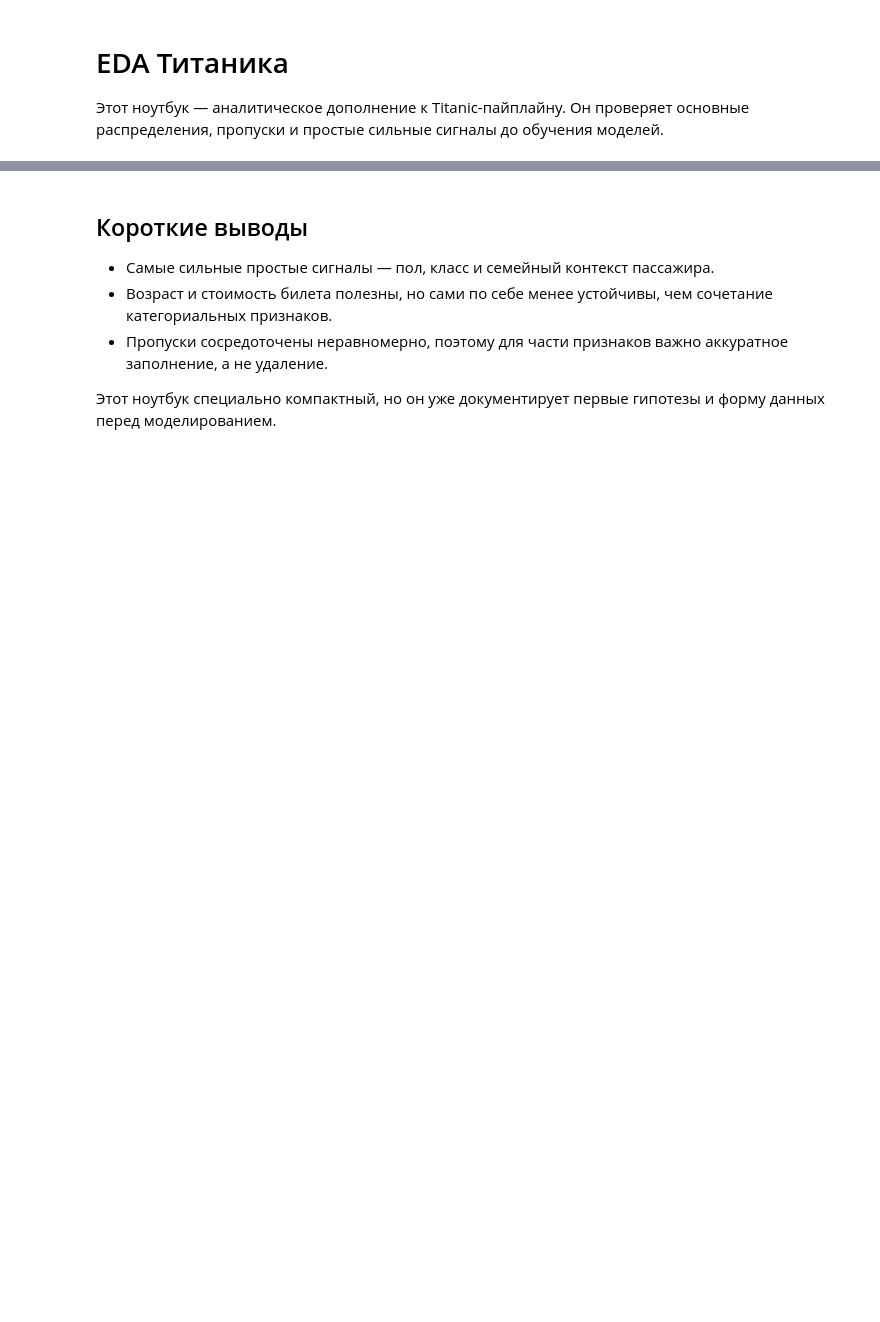
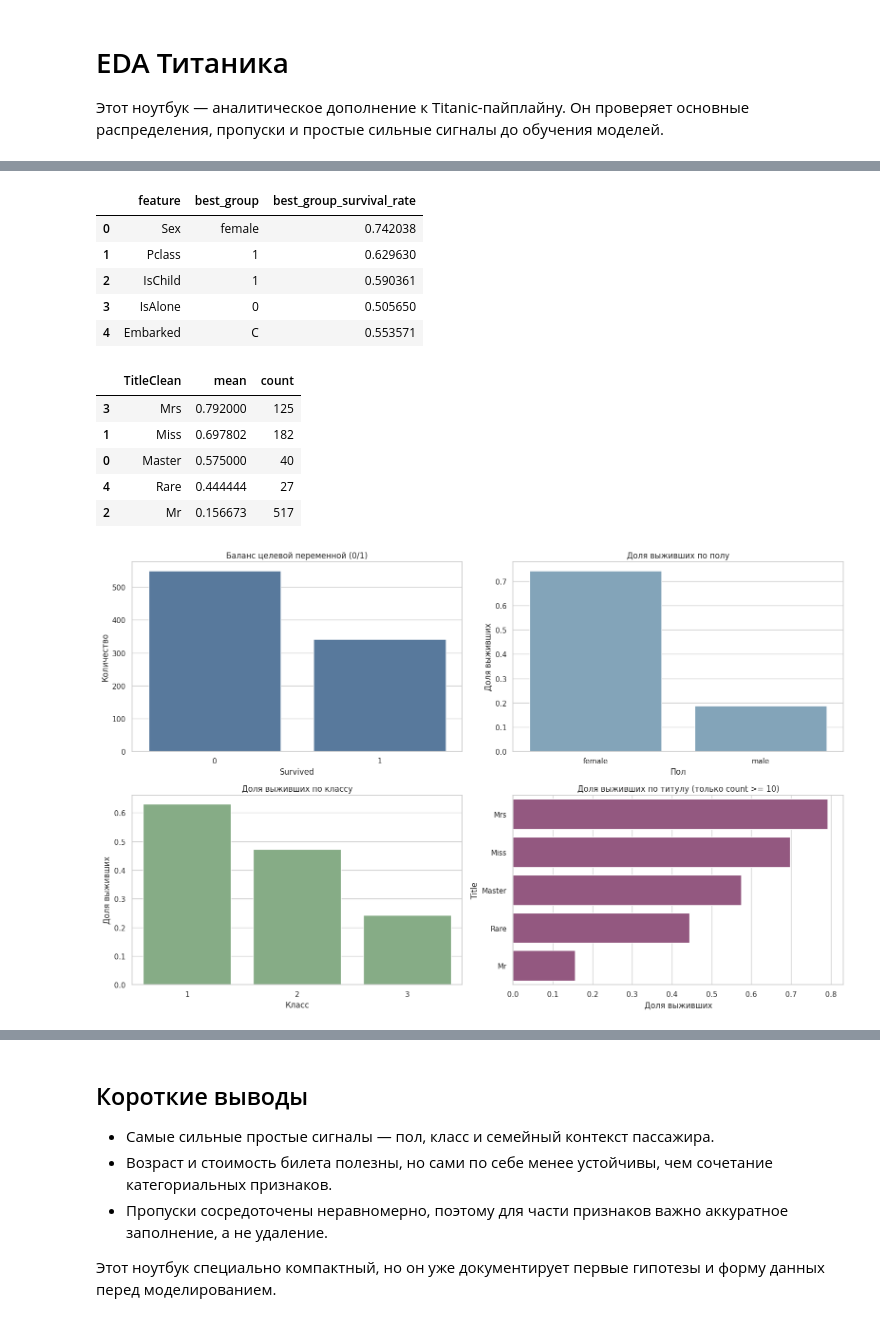
Before and after one commit to PavlikElektrik/titanic_project, a Jupyter notebook: notebooks/eda.ipynb, the cells around one changed output, grey strips where cells are left out. Cells and saved outputs as stored; diff of their text form; code cells hidden in the pictures; blank space fills up the shorter version.

```diff
--- a/notebooks/eda.ipynb
+++ b/notebooks/eda.ipynb
@@ -21,19 +59,66 @@ print(f"Форма test: {test.shape}")
 # %%
-fig, axes = plt.subplots(1, 3, figsize=(18, 5))
+# 1) Базовый баланс таргета и самые важные категориальные сигналы
+fig, axes = plt.subplots(2, 2, figsize=(16, 10))
 
-sns.barplot(data=train, x="Sex", y="Survived", ax=axes[0], palette="Blues")
-axes[0].set_title("Выживаемость по полу")
-axes[0].set_xlabel("Пол")
-axes[0].set_ylabel("Средняя выживаемость")
+surv_counts = train["Survived"].value_counts().sort_index()
+sns.barplot(x=surv_counts.index, y=surv_counts.values, ax=axes[0, 0], color="#4c78a8")
+axes[0, 0].set_title("Баланс целевой переменной (0/1)")
+axes[0, 0].set_xlabel("Survived")
+axes[0, 0].set_ylabel("Количество")
 
-sns.barplot(data=train, x="Pclass", y="Survived", ax=axes[1], palette="Greens")
-axes[1].set_title("Выживаемость по классу")
-axes[1].set_xlabel("Класс")
-axes[1].set_ylabel("Средняя выживаемость")
+sex_rate = train.groupby("Sex", as_index=False)["Survived"].mean().sort_values("Survived", ascending=False)
+sns.barplot(data=sex_rate, x="Sex", y="Survived", ax=axes[0, 1], color="#7aa6c2")
+axes[0, 1].set_title("Доля выживших по полу")
+axes[0, 1].set_xlabel("Пол")
+axes[0, 1].set_ylabel("Доля выживших")
 
-sns.histplot(data=train, x="Age", hue="Survived", kde=True, bins=30, ax=axes[2])
-axes[2].set_title("Распределение возраста")
-axes[2].set_xlabel("Возраст")
+class_rate = train.groupby("Pclass", as_index=False)["Survived"].mean().sort_values("Pclass")
+sns.barplot(data=class_rate, x="Pclass", y="Survived", ax=axes[1, 0], color="#7fb37f")
+axes[1, 0].set_title("Доля выживших по классу")
+axes[1, 0].set_xlabel("Класс")
+axes[1, 0].set_ylabel("Доля выживших")
+
+title_stats = train.groupby("TitleClean")["Survived"].agg(["mean", "count"]).reset_index()
+title_rate = title_stats.query("count >= 10").sort_values("mean", ascending=False).head(10)
+sns.barplot(data=title_rate, y="TitleClean", x="mean", ax=axes[1, 1], color="#9d4e84")
+axes[1, 1].set_title("Доля выживших по титулу (только count >= 10)")
+axes[1, 1].set_xlabel("Доля выживших")
+axes[1, 1].set_ylabel("Title")
 
 plt.tight_layout()
+
+# Короткая таблица для быстрых выводов
+key_table = pd.DataFrame({
+    "feature": ["Sex", "Pclass", "IsChild", "IsAlone", "Embarked"],
+    "best_group": [
+        train.groupby("Sex")["Survived"].mean().idxmax(),
+        train.groupby("Pclass")["Survived"].mean().idxmax(),
+        int(train.groupby("IsChild")["Survived"].mean().idxmax()),
+        int(train.groupby("IsAlone")["Survived"].mean().idxmax()),
+        train.groupby("Embarked")["Survived"].mean().idxmax(),
+    ],
+    "best_group_survival_rate": [
+        train.groupby("Sex")["Survived"].mean().max(),
+        train.groupby("Pclass")["Survived"].mean().max(),
+        train.groupby("IsChild")["Survived"].mean().max(),
+        train.groupby("IsAlone")["Survived"].mean().max(),
+        train.groupby("Embarked")["Survived"].mean().max(),
+    ],
+})
+display(key_table)
+display(title_stats.sort_values(["mean", "count"], ascending=[False, False]).head(10))
+# %% [output]
+|  | feature | best_group | best_group_survival_rate |
+| 0 | Sex | female | 0.742038 |
+| 1 | Pclass | 1 | 0.629630 |
+| 2 | IsChild | 1 | 0.590361 |
+| 3 | IsAlone | 0 | 0.505650 |
+| 4 | Embarked | C | 0.553571 |
+|  | TitleClean | mean | count |
+| 3 | Mrs | 0.792000 | 125 |
+| 1 | Miss | 0.697802 | 182 |
+| 0 | Master | 0.575000 | 40 |
+| 4 | Rare | 0.444444 | 27 |
+| 2 | Mr | 0.156673 | 517 |
+[figure, added]
 # %%
```
Also changed, not shown: parts of 2 cells of this notebook.
